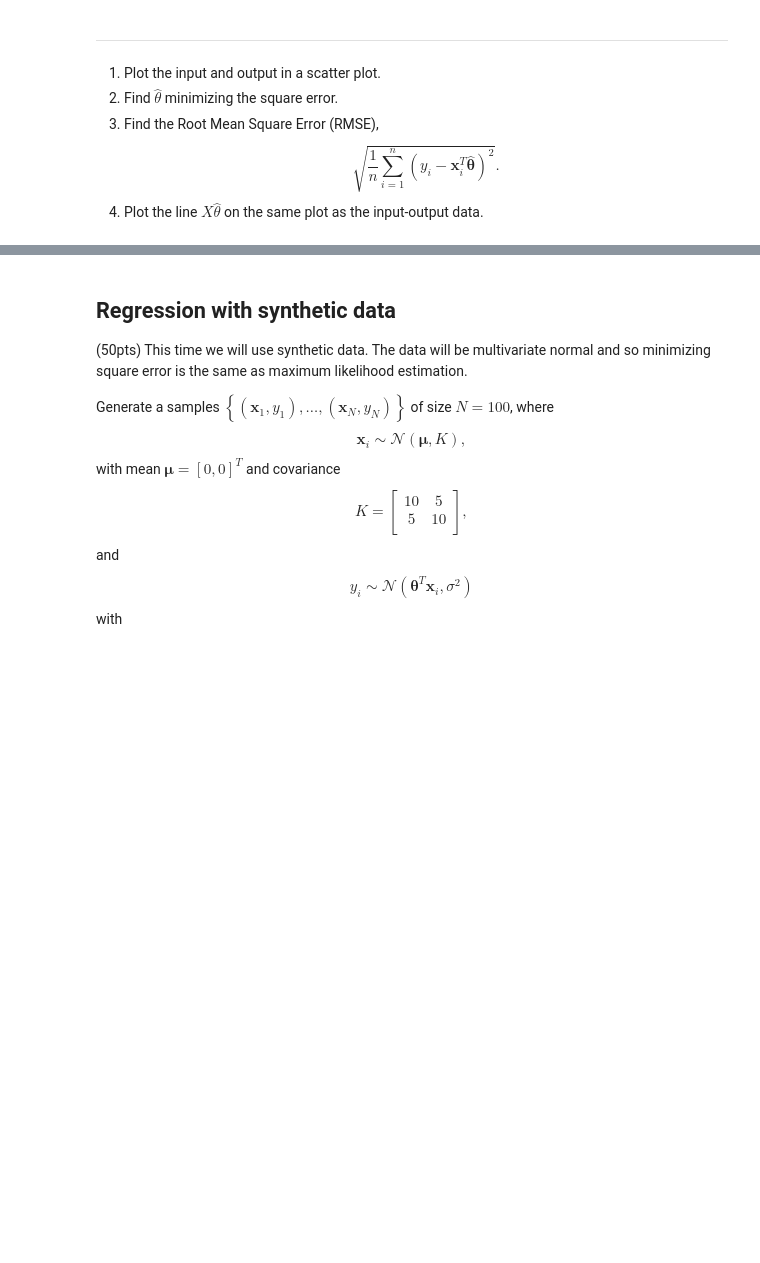
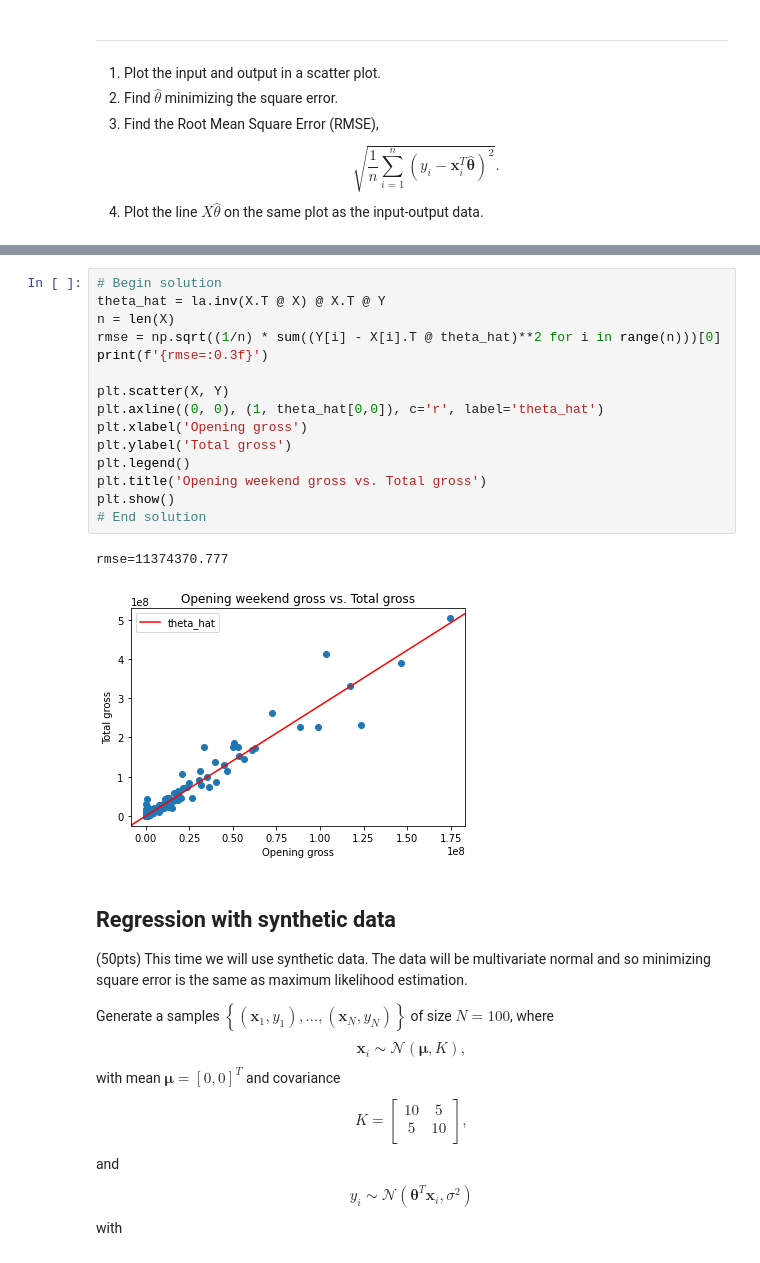
Before and after one commit to ZackBoner/SLGM-fall-2021, a Jupyter notebook: 2021F_Lab_4_Regression.ipynb, the cells around one changed output, grey strips where cells are left out. Drawn from its saved outputs; the diff is of its cells as text; blank space fills up the shorter version.

```diff
--- a/2021F_Lab_4_Regression.ipynb
+++ b/2021F_Lab_4_Regression.ipynb
@@ -106,3 +89,21 @@ RMSE =  11374370.777137922
+# %%
+# Begin solution
+theta_hat = la.inv(X.T @ X) @ X.T @ Y
+n = len(X)
+rmse = np.sqrt((1/n) * sum((Y[i] - X[i].T @ theta_hat)**2 for i in range(n)))[0]
+print(f'{rmse=:0.3f}')
+
+plt.scatter(X, Y)
+plt.axline((0, 0), (1, theta_hat[0,0]), c='r', label='theta_hat')
+plt.xlabel('Opening gross')
+plt.ylabel('Total gross')
+plt.legend()
+plt.title('Opening weekend gross vs. Total gross')
+plt.show()
+# End solution
+# %% [output]
+rmse=11374370.777
+[figure, added]
 # %% [markdown]
 ## Regression with synthetic data
 (50pts) This time we will use synthetic data. The data will be multivariate normal and so minimizing square error is the same as maximum likelihood estimation.
```
Also changed, not shown: parts of 15 cells of this notebook.
